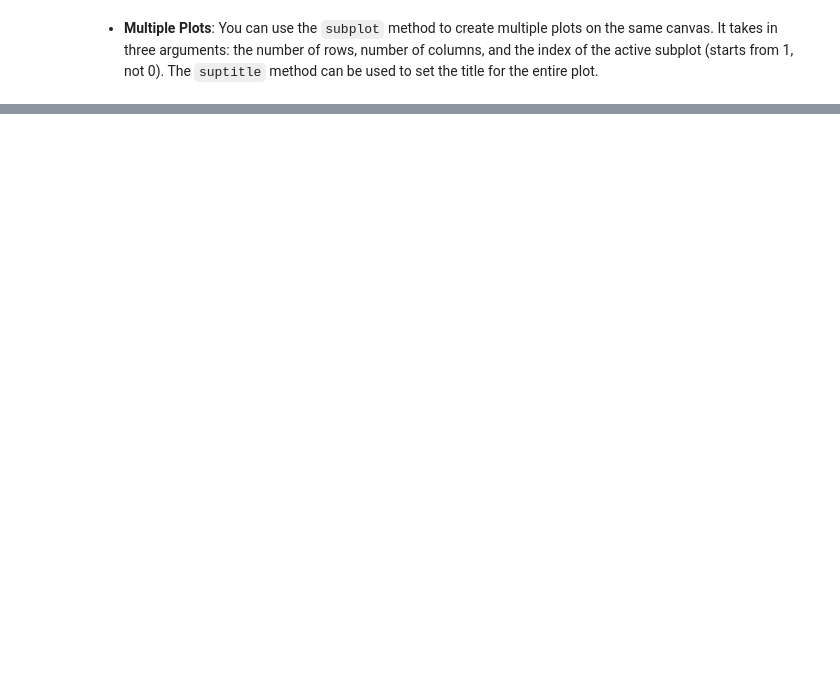
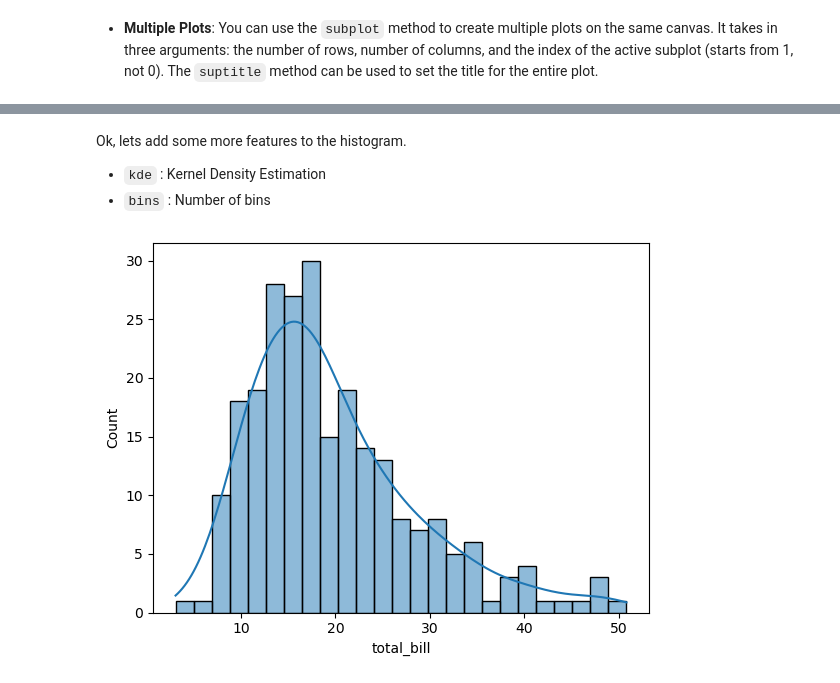
Before and after one commit to jancgreyling/AE_Python, a Jupyter notebook: lectures/Lecture_4_Visualisation.ipynb, the cells around one changed output, grey strips where cells are left out. Saved outputs shown, nothing was run; the diff lists cells and outputs as text; code cells hidden in the pictures; blank space fills up the shorter version.

```diff
--- a/lectures/Lecture_4_Visualisation.ipynb
+++ b/lectures/Lecture_4_Visualisation.ipynb
@@ -61,0 +96,9 @@ plt.show()
+# %% [markdown]
+Ok, lets add some more features to the histogram.
+- `kde` : Kernel Density Estimation
+- `bins` : Number of bins
+# %%
+sns.histplot(data=tips_dataset, x="total_bill",bins=25,kde=True)
+plt.show()
+# %% [output]
+[figure, added]
```
Also changed, not shown: parts of 25 cells of this notebook, 4 other files.
